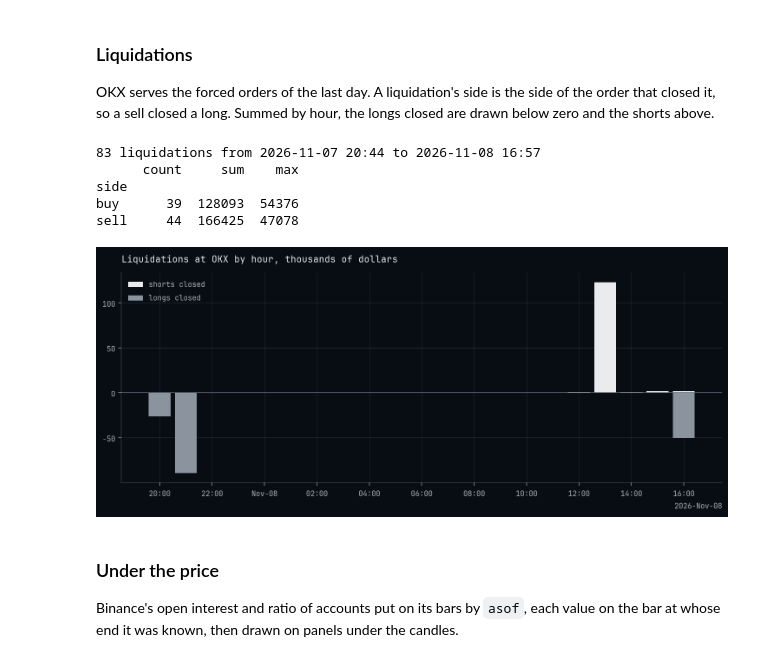
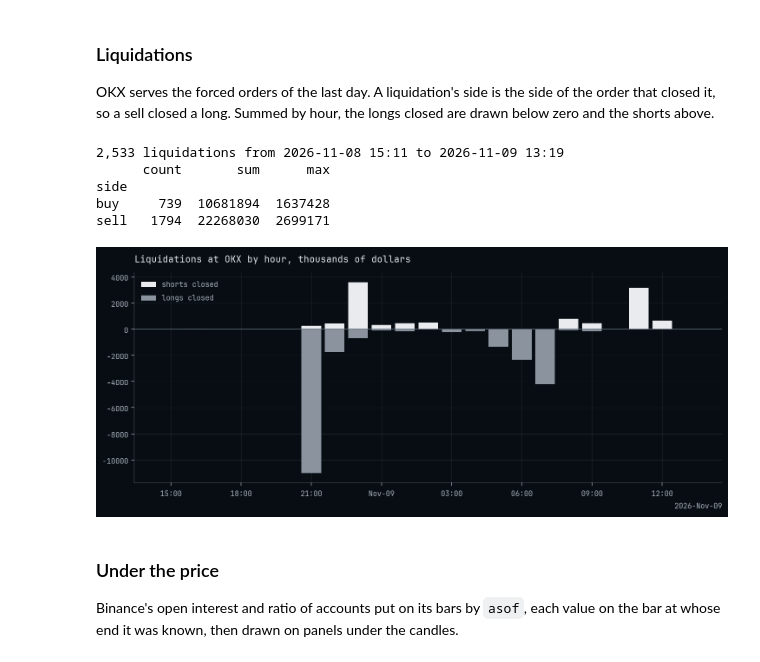
Before and after one commit to atOCEANO/examples, a Jupyter notebook: 01-data/03-open-interest-and-liquidations.ipynb, the cells around one changed output. Saved outputs shown, nothing was run; the diff lists cells and outputs as text; code cells hidden in the pictures.

```diff
--- a/01-data/03-open-interest-and-liquidations.ipynb
+++ b/01-data/03-open-interest-and-liquidations.ipynb
@@ -36,15 +36,15 @@ with exchange_router.Router.local(exchanges=list(SYMBOLS)) as router:
     capabilities = {exchange: router.get_capabilities(exchange=exchange)
                     for exchange in SYMBOLS}
     interest = {exchange: router.get_open_interest(exchange=exchange, market_type="linear",
-                                                   symbol=SYMBOLS[exchange], period="1h",
-                                                   limit=720, start=newest, verbose=False)
+                                                   symbol=SYMBOLS[exchange], interval="1h",
+                                                   limit=720, end=newest, verbose=False)
                 for exchange in KEEPING}
     ratios = {exchange: router.get_long_short_ratio(exchange=exchange, market_type="linear",
-                                                    symbol=SYMBOLS[exchange], period="1h",
-                                                    limit=720, start=newest, verbose=False)
+                                                    symbol=SYMBOLS[exchange], interval="1h",
+                                                    limit=720, end=newest, verbose=False)
               for exchange in KEEPING}
     forced = router.get_liquidations(exchange="okx", market_type="linear", symbol="BTCUSDT",
-                                     limit=5_000, start=newest + 3_599_999, verbose=False)
+                                     limit=5_000, end=newest + 3_599_999, verbose=False)
     data = probatum.Data.from_router(router, exchange="binance", market="linear",
                                      interval="1h", symbols=["BTCUSDT"],
                                      start=last - pandas.Timedelta(hours=719), end=last)
@@ -127,27 +127,27 @@ OKX serves the forced orders of the last day. A liquidation's side is the side o
 that closed it, so a sell closed a long. Summed by hour, the longs closed are drawn below
 zero and the shorts above.
 # %%
-hourly = forced.groupby(by="side")["qty_usd"].resample(rule="1h").sum().unstack(level=0)
+hourly = forced.groupby(by="side")["qty_notional"].resample(rule="1h").sum().unstack(level=0)
 
 print(f"{len(forced):,} liquidations from {forced.index[0]:%Y-%m-%d %H:%M} "
       f"to {forced.index[-1]:%Y-%m-%d %H:%M}")
-print(forced.groupby(by="side")["qty_usd"].agg(["count", "sum", "max"]).round().astype(int))
+print(forced.groupby(by="side")["qty_notional"].agg(["count", "sum", "max"]).round().astype(int))
 
 figure, axes = matplotlib.pyplot.subplots()
 axes.bar(hourly.index, hourly.get("buy", 0.0) / 1e3, width=0.035, label="shorts closed")
 axes.bar(hourly.index, -hourly.get("sell", 0.0) / 1e3, width=0.035, color="C2",
          label="longs closed")
 axes.axhline(y=0.0, color="C3", linewidth=0.8)
 axes.set_title(label="Liquidations at OKX by hour, thousands of dollars")
 axes.legend(loc="upper left")
 matplotlib.pyplot.show()
 # %% [output]
-83 liquidations from 2026-11-07 20:44 to 2026-11-08 16:57
-      count     sum    max
+2,533 liquidations from 2026-11-08 15:11 to 2026-11-09 13:19
+      count       sum      max
 side
-buy      39  128093  54376
-sell     44  166425  47078
+buy     739  10681894  1637428
+sell   1794  22268030  2699171
-[figure, old version]
+[figure, new version]
 # %% [markdown]
 ### Under the price
 
```
Also changed, not shown: parts of 6 cells of this notebook, 31 other files.
